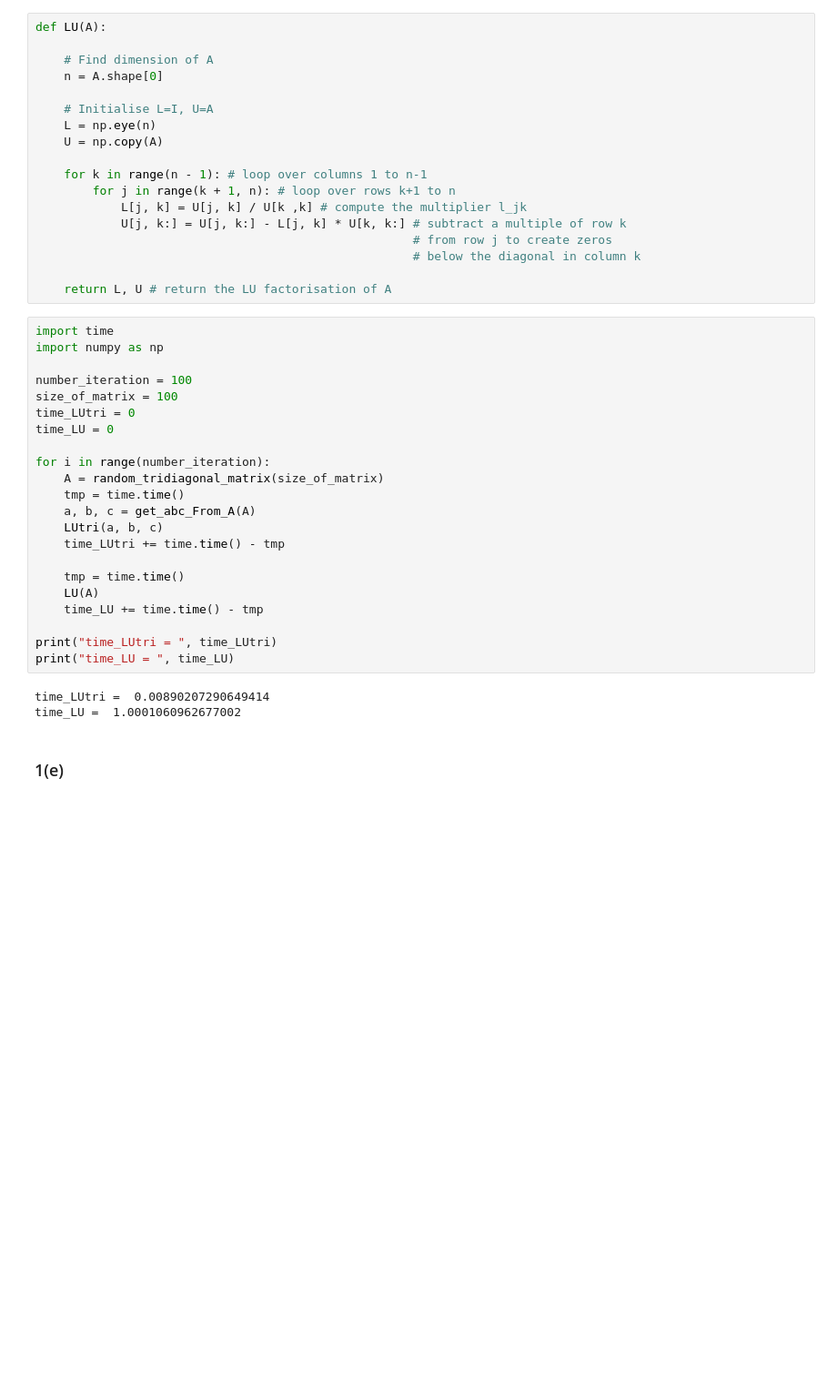
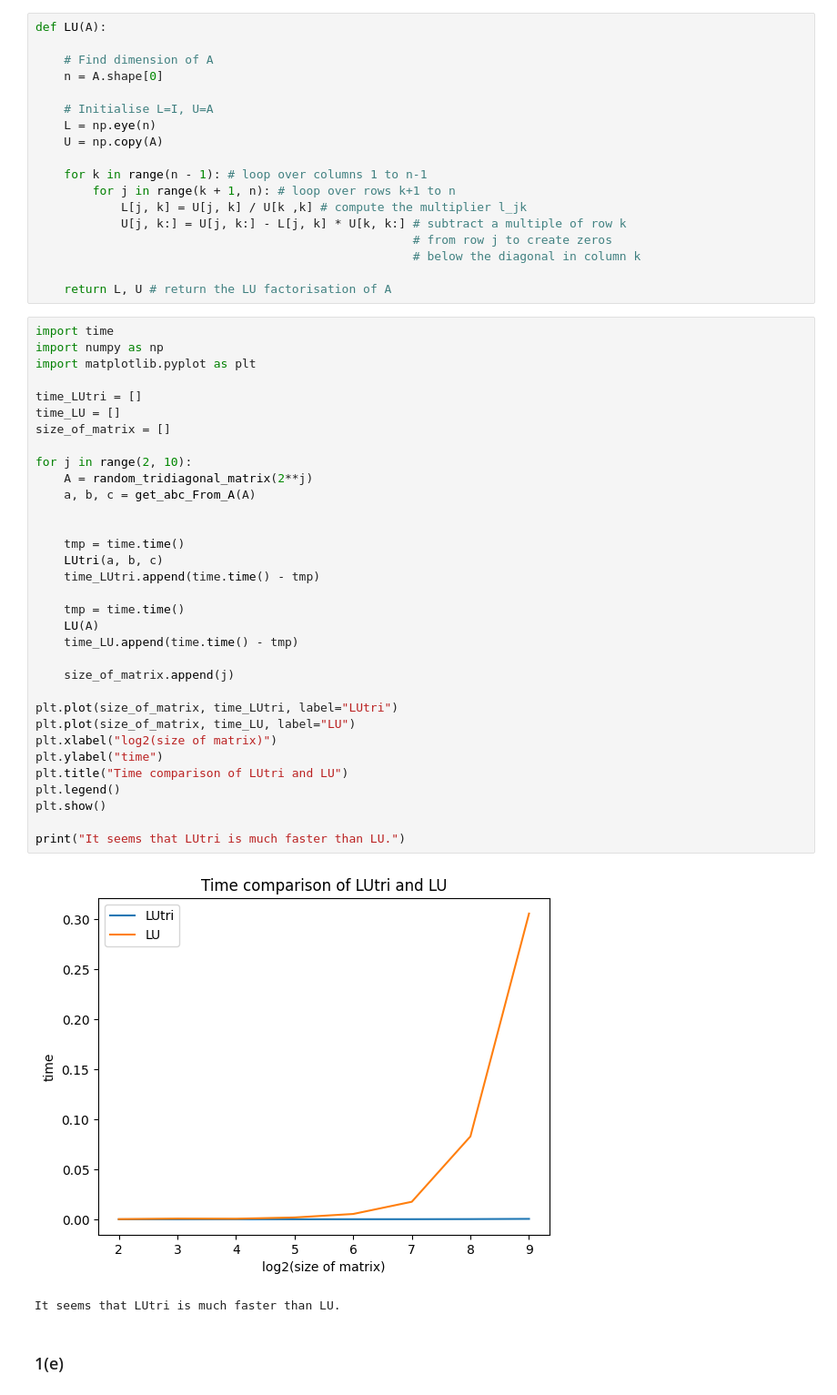
Before and after one commit to harryhanYuhao/math, a Jupyter notebook: 2023-2024/numerical_linear_algebra/s2162783_solution.ipynb, the cells around one changed output. Shown at 91% size. Cells and saved outputs as stored; diff of their text form; blank space fills up the shorter version.

```diff
--- a/2023-2024/numerical_linear_algebra/s2162783_solution.ipynb
+++ b/2023-2024/numerical_linear_algebra/s2162783_solution.ipynb
@@ -172,28 +172,39 @@ def LU(A):
 # %%
 import time
 import numpy as np
+import matplotlib.pyplot as plt
 
-number_iteration = 100
-size_of_matrix = 100
-time_LUtri = 0
-time_LU = 0
+time_LUtri = []
+time_LU = []
+size_of_matrix = []
 
-for i in range(number_iteration):
-    A = random_tridiagonal_matrix(size_of_matrix)
+for j in range(2, 10):
+    A = random_tridiagonal_matrix(2**j)
+    a, b, c = get_abc_From_A(A)
+
+
     tmp = time.time()
-    a, b, c = get_abc_From_A(A)
     LUtri(a, b, c)
-    time_LUtri += time.time() - tmp
+    time_LUtri.append(time.time() - tmp)
 
     tmp = time.time()
     LU(A)
-    time_LU += time.time() - tmp
+    time_LU.append(time.time() - tmp)
 
-print("time_LUtri = ", time_LUtri)
-print("time_LU = ", time_LU)
+    size_of_matrix.append(j)
+
+plt.plot(size_of_matrix, time_LUtri, label="LUtri")
+plt.plot(size_of_matrix, time_LU, label="LU")
+plt.xlabel("log2(size of matrix)")
+plt.ylabel("time")
+plt.title("Time comparison of LUtri and LU")
+plt.legend()
+plt.show()
+
+print("It seems that LUtri is much faster than LU.")
 # %% [output]
+[figure, added]
-time_LUtri =  0.00890207290649414
-time_LU =  1.0001060962677002
+It seems that LUtri is much faster than LU.
 # %% [markdown]
 ### 1(e)
 # %%
```
Also changed, not shown: parts of 28 cells of this notebook, 6 other files.
